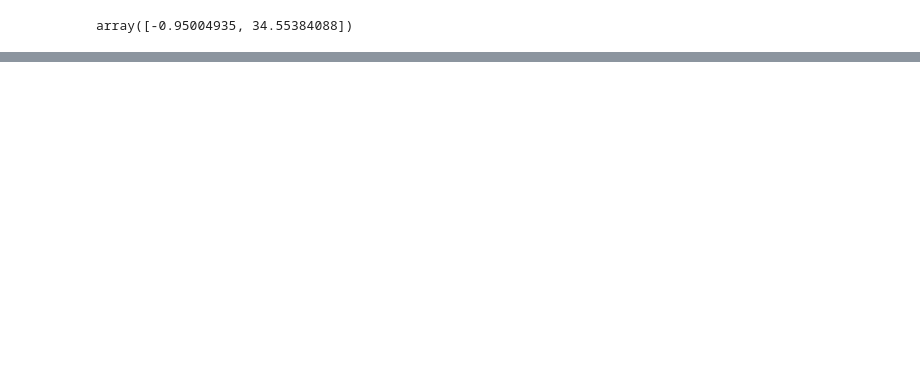
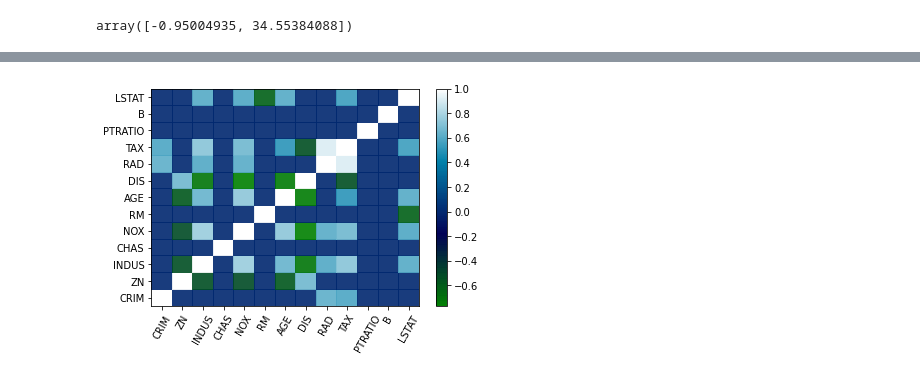
Before and after one commit to GuilhermeRuy97/Machine-Learning-Scientist, a Jupyter notebook: ds_academy/machine-learning/05_regressao_pt_2.ipynb, the cells around one changed output, grey strips where cells are left out. Cells and saved outputs as stored; diff of their text form; code cells hidden in the pictures; blank space fills up the shorter version.

```diff
--- a/ds_academy/machine-learning/05_regressao_pt_2.ipynb
+++ b/ds_academy/machine-learning/05_regressao_pt_2.ipynb
@@ -494,0 +633,6 @@ Caminho do Gradiente mostrando o erro ao quadrado
+# %%
+# Formato de tabela
+X = df.iloc[:,0:-1]
+matriz_correlacao = X.corr()
+
+matriz_correlacao
@@ -494,0 +654,19 @@ Caminho do Gradiente mostrando o erro ao quadrado
+# %%
+# Forma gráfica
+
+def correlation_matrix(variaveis_explicatorias, obstaculo = 0.0):
+    CC = np.corrcoef( variaveis_explicatorias, rowvar = 0 )
+    CC[ np.where( np.abs(CC) < obstaculo ) ] = 0.0
+    heatmap = plt.pcolormesh( CC, cmap = mpl.cm.ocean, alpha = .9 )
+    heatmap.axes.set_frame_on( False )
+    heatmap.axes.set_yticks( np.arange( CC.shape[0] ) + 0.5)
+    heatmap.axes.set_xticks( np.arange( CC.shape[1] ) + 0.5)
+    heatmap.axes.set_xticklabels( df.columns[:-1] )
+    plt.xticks( rotation = 60 )
+    heatmap.axes.set_yticklabels( df.columns[:-1] )
+    plt.colorbar()
+    plt.show()
+
+correlation_matrix(X, obstaculo = 0.5)
+# %% [output]
+[figure, added]
```
Also changed, not shown: parts of 25 cells of this notebook.
